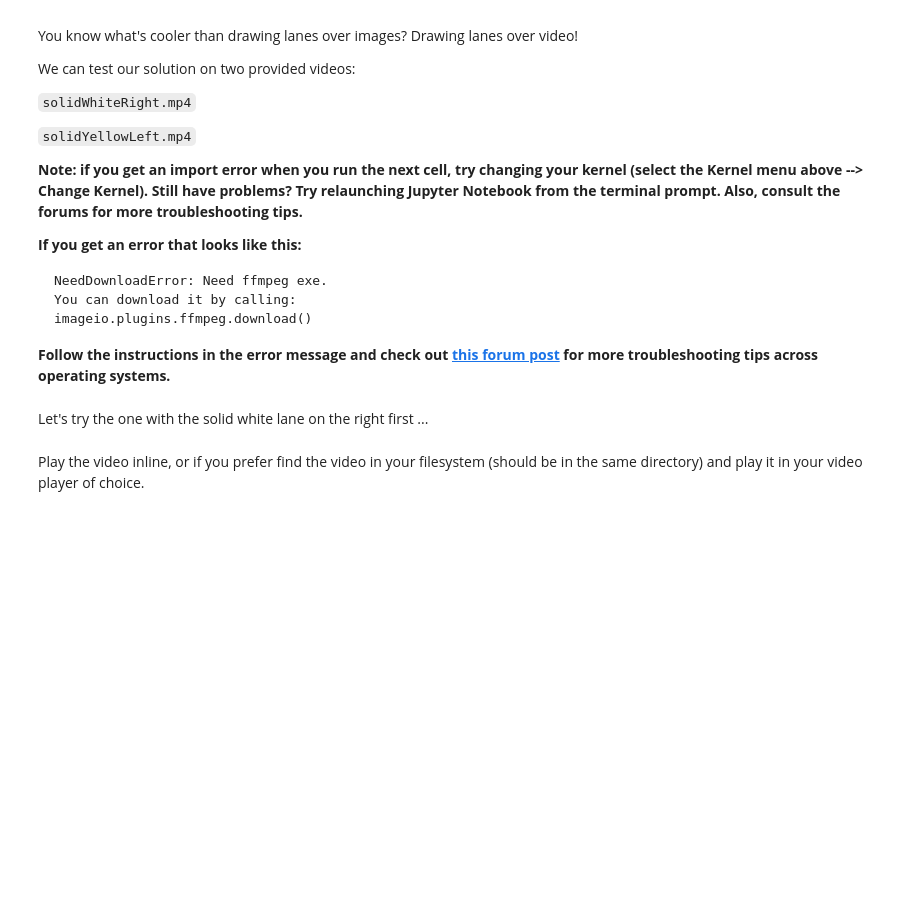
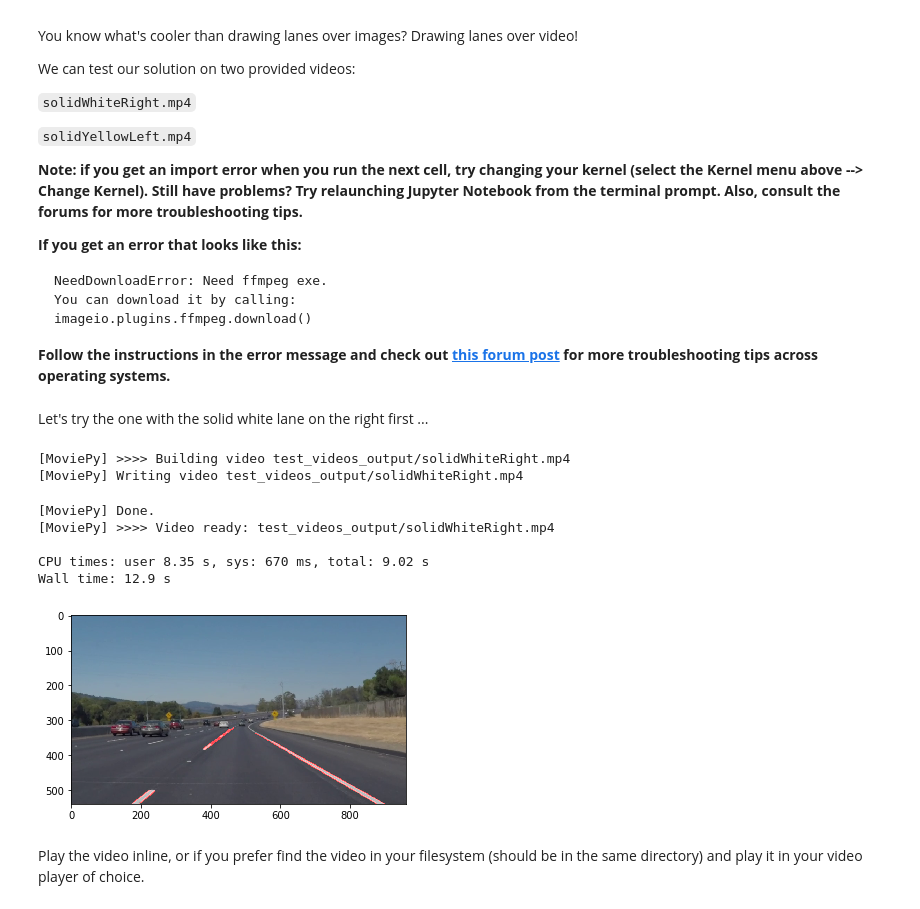
Before and after one commit to xingliuUT/CarND-LaneLines-P1, a Jupyter notebook: P1.ipynb, the cells around one changed output. Saved outputs shown, nothing was run; the diff lists cells and outputs as text; code cells hidden in the pictures; blank space fills up the shorter version.

Commit message:
feat: apply pipeline to a video clip

```diff
--- a/P1.ipynb
+++ b/P1.ipynb
@@ -283,19 +293,31 @@ def process_image(image):
     # TODO: put your pipeline here,
     # you should return the final output (image where lines are drawn on lanes)
 
-    return result
+    return pipeline(image)
 # %% [markdown]
 Let's try the one with the solid white lane on the right first ...
 # %%
+output_dir = "test_videos_output/"
+if not os.path.exists(output_dir):
+    os.mkdir(output_dir)
 white_output = 'test_videos_output/solidWhiteRight.mp4'
 ## To speed up the testing process you may want to try your pipeline on a shorter subclip of the video
 ## To do so add .subclip(start_second,end_second) to the end of the line below
 ## Where start_second and end_second are integer values representing the start and end of the subclip
 ## You may also uncomment the following line for a subclip of the first 5 seconds
-##clip1 = VideoFileClip("test_videos/solidWhiteRight.mp4").subclip(0,5)
+#clip1 = VideoFileClip("test_videos/solidWhiteRight.mp4").subclip(0,1)
 clip1 = VideoFileClip("test_videos/solidWhiteRight.mp4")
 white_clip = clip1.fl_image(process_image) #NOTE: this function expects color images!!
 %time white_clip.write_videofile(white_output, audio=False)
+# %% [output]
+[MoviePy] >>>> Building video test_videos_output/solidWhiteRight.mp4
+[MoviePy] Writing video test_videos_output/solidWhiteRight.mp4
+[MoviePy] Done.
+[MoviePy] >>>> Video ready: test_videos_output/solidWhiteRight.mp4
+
+CPU times: user 8.35 s, sys: 670 ms, total: 9.02 s
+Wall time: 12.9 s
+[figure, added]
 # %% [markdown]
 Play the video inline, or if you prefer find the video in your filesystem (should be in the same directory) and play it in your video player of choice.
 # %%
```
Also changed, not shown: parts of 2 cells of this notebook.
